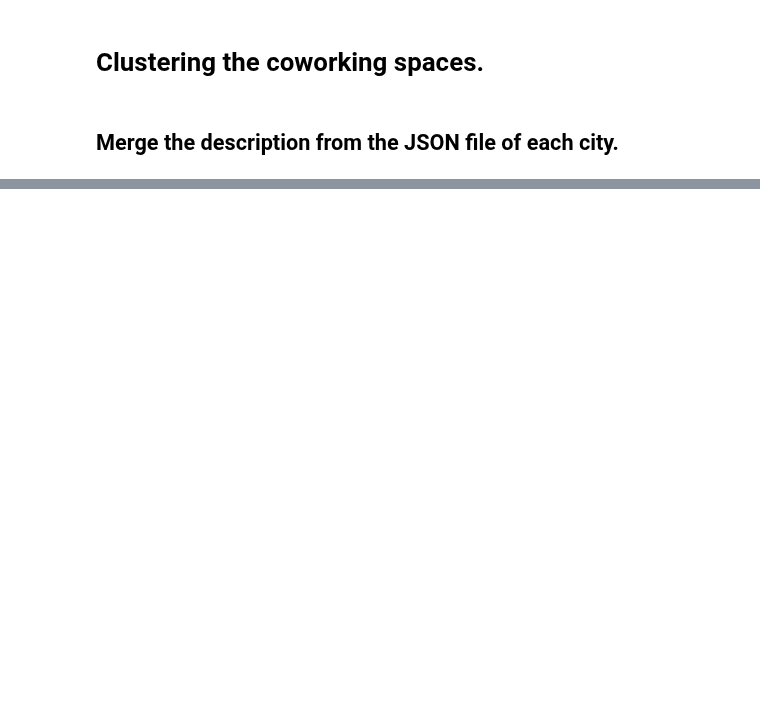
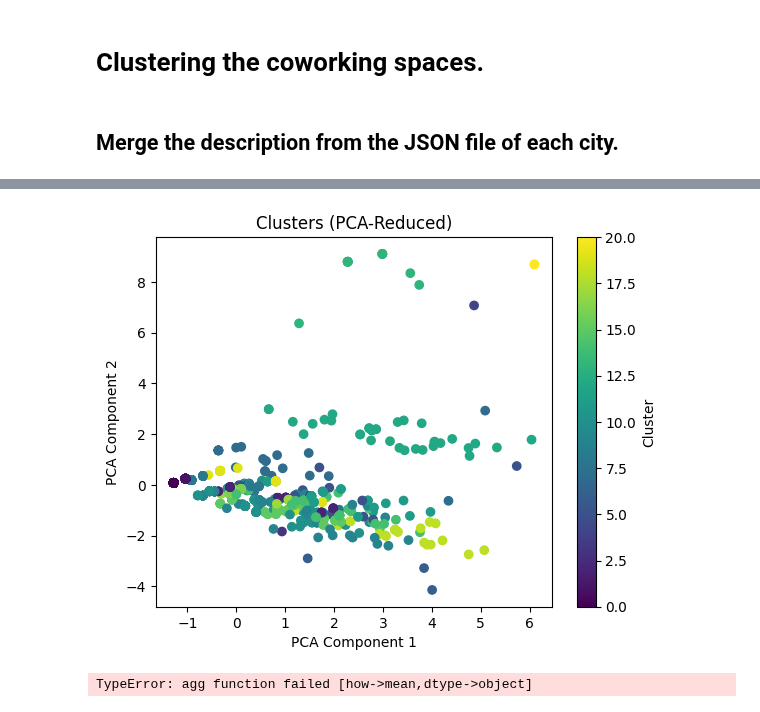
Before and after one commit to GabrielFersPin/Coworking, a Jupyter notebook: src/data_processing/merge_descriptions.ipynb, the cells around one changed output, grey strips where cells are left out. Cells and saved outputs as stored; diff of their text form; code cells hidden in the pictures; blank space fills up the shorter version.

```diff
--- a/src/data_processing/merge_descriptions.ipynb
+++ b/src/data_processing/merge_descriptions.ipynb
@@ -108,0 +164,7 @@ for i in range(5):  # Assuming you have 5 clusters
+# %%
+import re
+
+pattern = re.compile(r'\b(?:madrid|barcelona|tokyo|new york|overview|cowork|space|office|shared|city|address|booking)\b', flags=re.IGNORECASE)
+
+merged_df['name_clean'] = merged_df['name'].apply(lambda x: pattern.sub('', str(x)).strip())
+merged_df['description_clean'] = merged_df['description'].apply(lambda x: pattern.sub('', str(x)).strip())
@@ -108,0 +196,4 @@ for i in range(5):  # Assuming you have 5 clusters
+# %%
+optimal_k = 21  # Adjust based on elbow plot
+kmeans = KMeans(n_clusters=optimal_k, random_state=42)
+merged_df['cluster'] = kmeans.fit_predict(X_scaled)
@@ -108,0 +224,26 @@ for i in range(5):  # Assuming you have 5 clusters
+# %%
+from sklearn.decomposition import PCA
+
+# Reduce to 2D for plotting
+pca = PCA(n_components=2)
+X_pca = pca.fit_transform(X_scaled)
+
+# Plot
+plt.scatter(X_pca[:, 0], X_pca[:, 1], c=merged_df['cluster'], cmap='viridis')
+plt.title('Clusters (PCA-Reduced)')
+plt.xlabel('PCA Component 1')
+plt.ylabel('PCA Component 2')
+plt.colorbar(label='Cluster')
+plt.show()
+# %% [output]
+[figure, added]
+# %%
+# Group by cluster
+cluster_stats = merged_df.groupby('cluster').agg({
+    'price': ['mean', 'count'],
+    'amenity_score': 'mean'
+}).round(2)
+
+print(cluster_stats)
+# %% [output]
+TypeError: agg function failed [how->mean,dtype->object]
```
Also changed, not shown: parts of 17 cells of this notebook, 6 other files.
